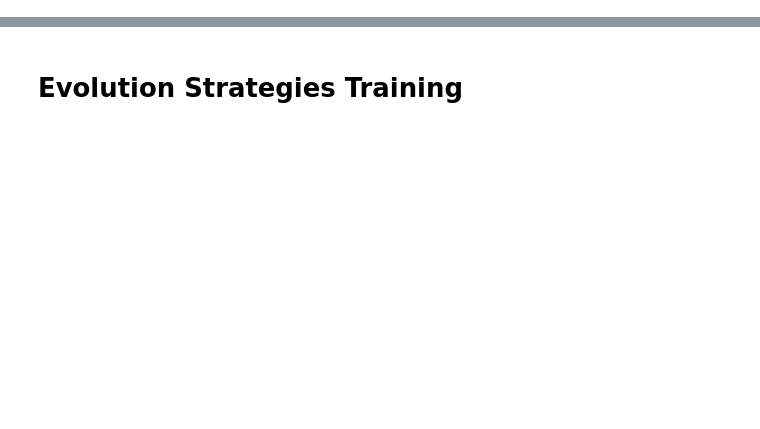
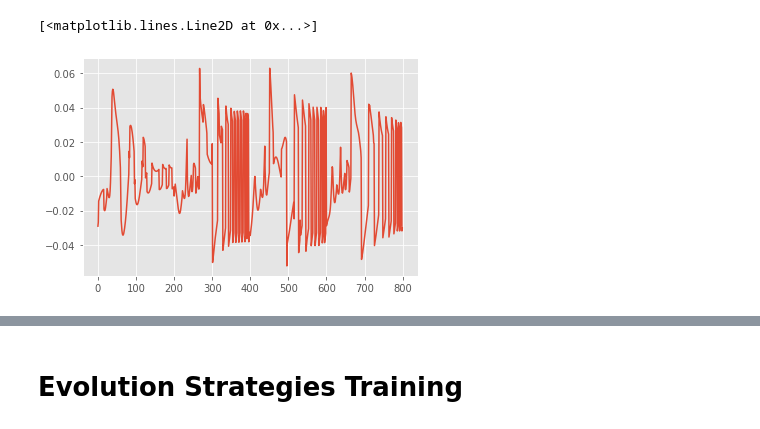
Before and after one commit to JonComo/BLDCML, a Jupyter notebook: simulation.ipynb, the cells around one changed output, grey strips where cells are left out. Cells and saved outputs as stored; diff of their text form; code cells hidden in the pictures; blank space fills up the shorter version.

```diff
--- a/simulation.ipynb
+++ b/simulation.ipynb
@@ -389,3 +0,0 @@ Q = defaultdict(lambda: np.zeros(env.actions))
-# %%
-# Train
-Q, rewards = qLearning(env, Q, 300, 200, discount_factor=0.8, alpha=0.1, epsilon=0.2)
@@ -444,0 +466,39 @@ plt.plot(ts)
+# %%
+# Evaluate the best policy
+
+def evaluate(env, Q, num_episodes, episode_steps):
+
+    env.render = True
+    env.episode_steps = episode_steps
+    env.motor.decay = 0.95
+
+    rewards = []
+
+    for ith_episode in range(num_episodes):
+
+        state = env.reset()
+        env.motor.target_angle = np.random.random() * 2 * np.pi
+
+        for t in itertools.count():
+            #env.motor.target_angle += 0.05
+
+            if np.sign(minAngle(env.motor.theta, env.motor.target_angle)) == 1:
+                action = np.argmax(Q[state])
+            else:
+                action = np.argmin(Q[state])
+
+            next_state, reward, done = env.step(action)
+            rewards += [reward]
+
+            if done:
+                break
+
+            state = next_state
+
+    return rewards
+
+rewards = evaluate(env, Q, 4, 200)
+plt.plot(rewards)
+# %% [output]
+[<matplotlib.lines.Line2D at 0x...>]
+[figure, added]
```
Also changed, not shown: parts of 48 cells of this notebook, 2 other files.
